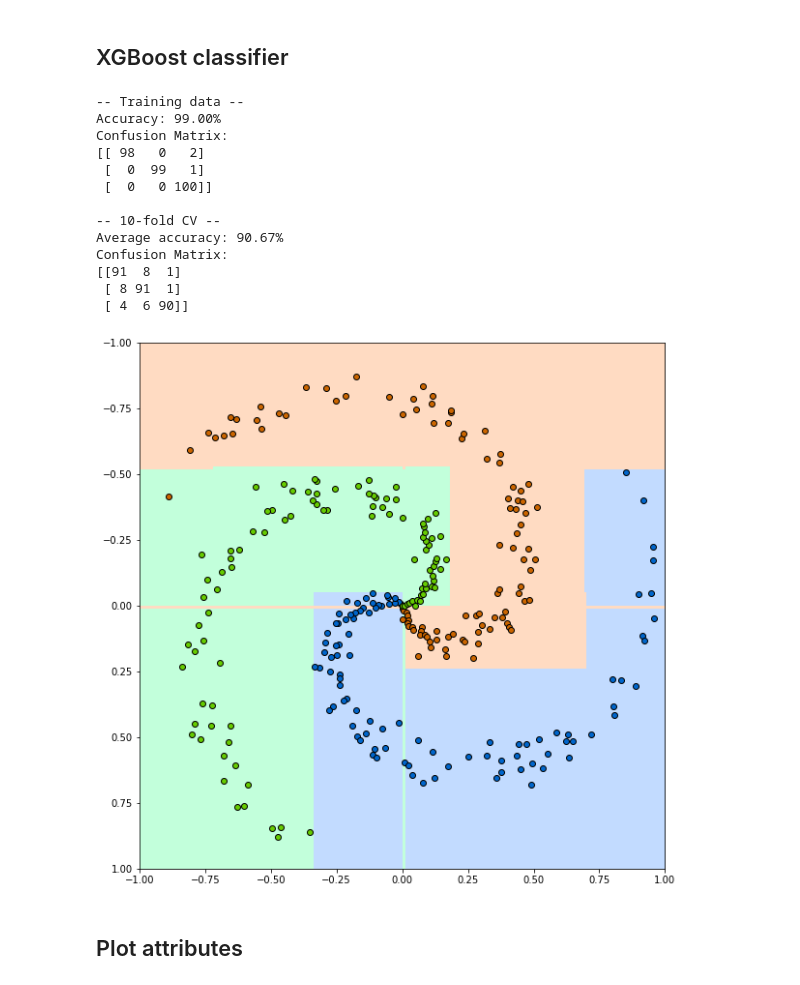
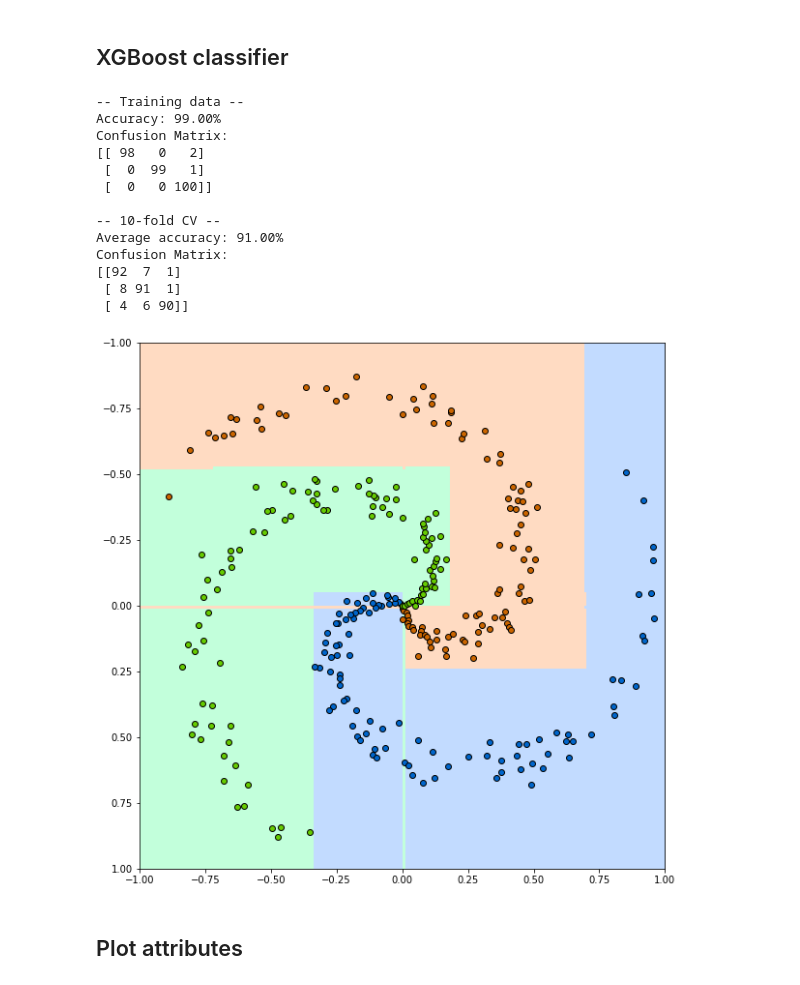
Before and after one commit to jhagelback/ml-sk, a Jupyter notebook: Spiral.ipynb, the cells around one changed output. Drawn from its saved outputs; the diff is of its cells as text; code cells hidden in the pictures.

```diff
--- a/Spiral.ipynb
+++ b/Spiral.ipynb
@@ -11,6 +11,7 @@ np_data = df.values
 # split data into X and y
 X = np_data[:,0:2]
 Y = np_data[:,2]
+Y = Y.astype('int32')
 
 # set seed to randomizer
 seed = 7
@@ -19,7 +20,7 @@ seed = 7
 attr_min = X.min(0)
 attr_max = X.max(0)
 attr_range = attr_max - attr_min
-print(attr_min)
-print(attr_max)
-print(attr_range)
+print("Min value: {}".format(attr_min))
+print("Max value: {}".format(attr_max))
+print("Value range: {}".format(attr_range))
 # %% [output]
@@ -39,23 +40,19 @@ def evaluate(model):
     model.fit(X, Y)
     # evaluate dataset
     y_pred = model.predict(X)
-    predictions = [round(value) for value in y_pred]
     # calculate accuracy
-    accuracy = accuracy_score(Y, predictions)
+    accuracy = accuracy_score(Y, y_pred)
     print("Accuracy: %.2f%%" % (accuracy * 100.0))
     # confusion matrix
     print("Confusion Matrix:")
     conf_mx = confusion_matrix(Y, y_pred)
     print(conf_mx)
 
-
     print("")
     print("-- 10-fold CV --")
     # 10-fold CV
     y_pred = cross_val_predict(model, X, Y, cv=10)
-    # calculate accuracy
-    predictions = [round(value) for value in y_pred]
-    accuracy = accuracy_score(Y, predictions)
+    accuracy = accuracy_score(Y, y_pred)
     print("Average accuracy: %.2f%%" % (accuracy * 100.0))
     # confusion matrix
     print("Confusion Matrix:")
@@ -239,31 +236,31 @@ Confusion Matrix:
 # %%
 from xgboost import XGBClassifier
 
 # Ignore deprecation warnings
 import warnings
 warnings.filterwarnings("ignore", category=DeprecationWarning)
 
 # train model
-model = XGBClassifier(random_state=seed, max_depth=8, n_estimators=15)
+model = XGBClassifier(random_state=seed, max_depth=15, n_estimators=25)
 evaluate(model)
 
 # visualize decision borders
 show_decision_borders(model)
 # %% [output]
 -- Training data --
 Accuracy: 99.00%
 Confusion Matrix:
 [[ 98   0   2]
  [  0  99   1]
  [  0   0 100]]
 
 -- 10-fold CV --
-Average accuracy: 90.67%
+Average accuracy: 91.00%
 Confusion Matrix:
-[[91  8  1]
+[[92  7  1]
  [ 8 91  1]
  [ 4  6 90]]
-[figure, old version]
+[figure, new version]
 # %% [markdown]
 <h2>Plot attributes</h2>
 # %%
```
Also changed, not shown: parts of 2 cells of this notebook, 2 other files.
